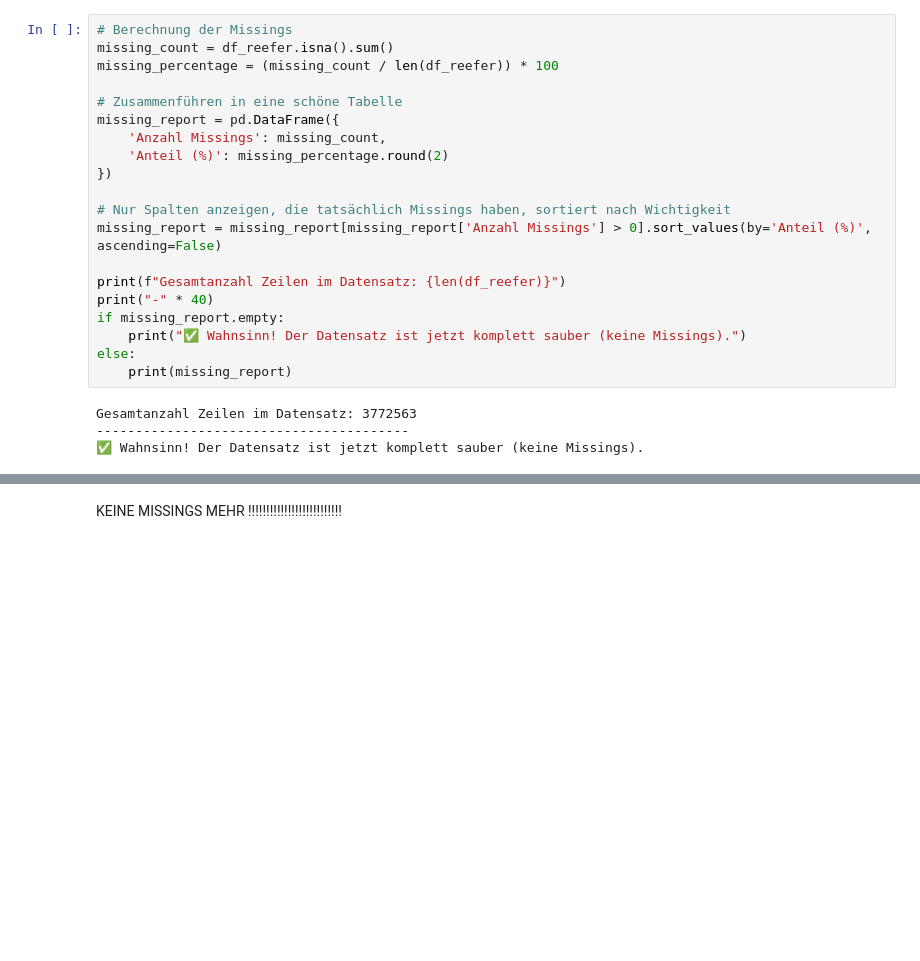
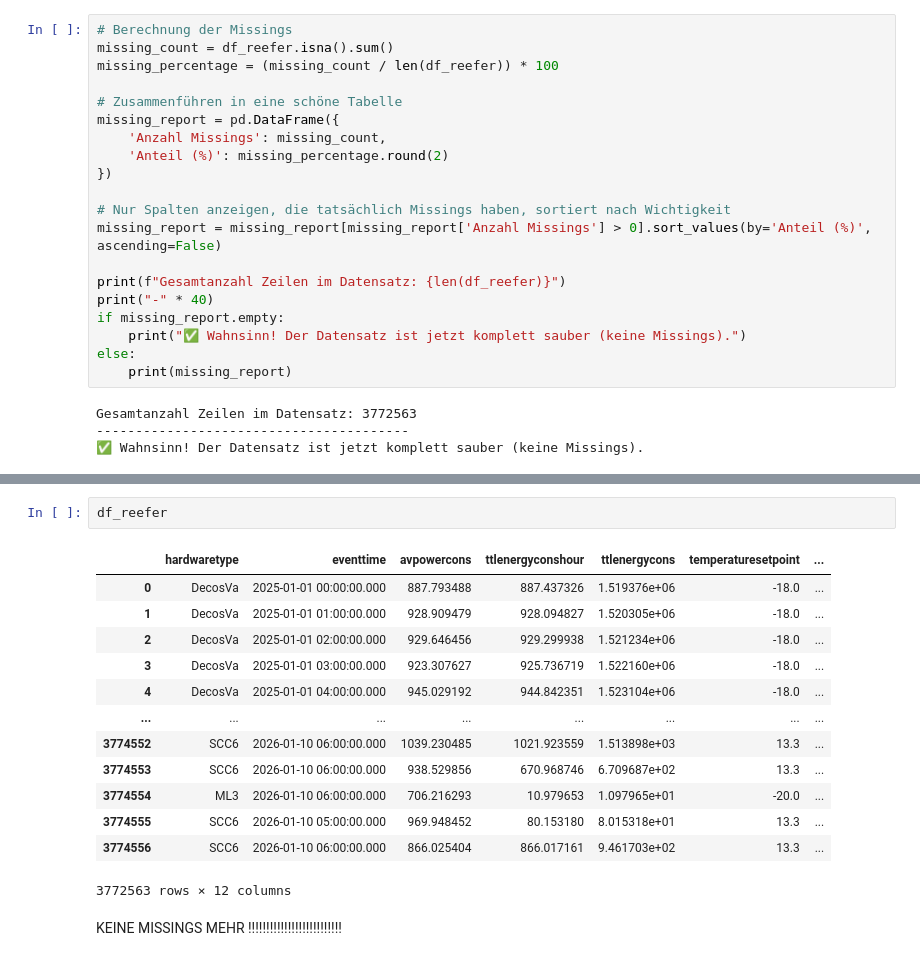
Before and after one commit to janofrank/Merge-Error, a Jupyter notebook: Ado_DE.ipynb, the cells around one changed output, grey strips where cells are left out. Drawn from its saved outputs; the diff is of its cells as text; blank space fills up the shorter version.

```diff
--- a/Ado_DE.ipynb
+++ b/Ado_DE.ipynb
@@ -151,3 +166,19 @@ df_reefer
+# %%
+df_reefer
+# %% [output]
+|  | hardwaretype | eventtime | avpowercons | ttlenergyconshour | ttlenergycons | temperaturesetpoint | ... |
+| 0 | DecosVa | 2025-01-01 00:00:00.000 | 887.793488 | 887.437326 | 1.519376e+06 | -18.0 | ... |
+| 1 | DecosVa | 2025-01-01 01:00:00.000 | 928.909479 | 928.094827 | 1.520305e+06 | -18.0 | ... |
+| 2 | DecosVa | 2025-01-01 02:00:00.000 | 929.646456 | 929.299938 | 1.521234e+06 | -18.0 | ... |
+| 3 | DecosVa | 2025-01-01 03:00:00.000 | 923.307627 | 925.736719 | 1.522160e+06 | -18.0 | ... |
+| 4 | DecosVa | 2025-01-01 04:00:00.000 | 945.029192 | 944.842351 | 1.523104e+06 | -18.0 | ... |
+| ... | ... | ... | ... | ... | ... | ... | ... |
+| 3774552 | SCC6 | 2026-01-10 06:00:00.000 | 1039.230485 | 1021.923559 | 1.513898e+03 | 13.3 | ... |
+| 3774553 | SCC6 | 2026-01-10 06:00:00.000 | 938.529856 | 670.968746 | 6.709687e+02 | 13.3 | ... |
+| 3774554 | ML3 | 2026-01-10 06:00:00.000 | 706.216293 | 10.979653 | 1.097965e+01 | -20.0 | ... |
+| 3774555 | SCC6 | 2026-01-10 05:00:00.000 | 969.948452 | 80.153180 | 8.015318e+01 | 13.3 | ... |
+| 3774556 | SCC6 | 2026-01-10 06:00:00.000 | 866.025404 | 866.017161 | 9.461703e+02 | 13.3 | ... |
+3772563 rows × 12 columns
 # %% [markdown]
 KEINE MISSINGS MEHR !!!!!!!!!!!!!!!!!!!!!!!!!!
 # %% [markdown]
```
Also changed, not shown: parts of 10 cells of this notebook, 1 other file.
